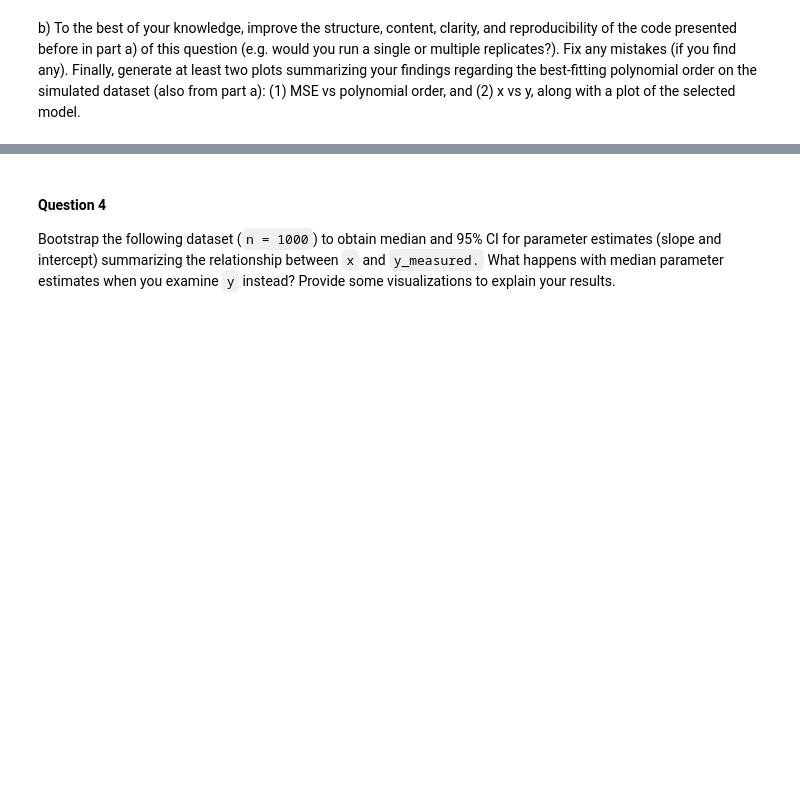
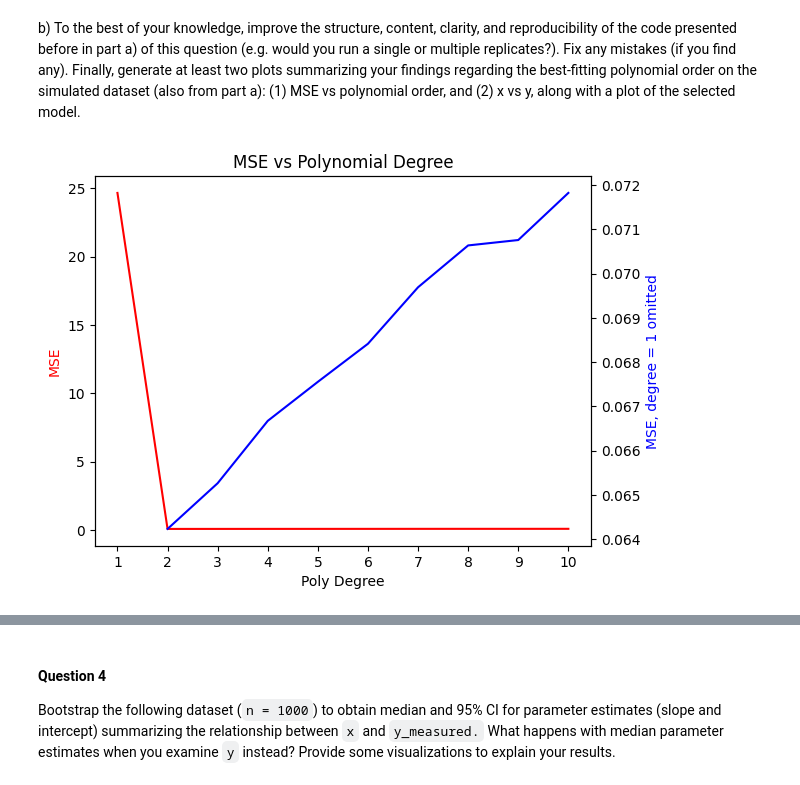
Before and after one commit to christian-ortmann/INFO521, a Jupyter notebook: ortmann_hw5_521.ipynb, the cells around one changed output, grey strips where cells are left out. Drawn from its saved outputs; the diff is of its cells as text; code cells hidden in the pictures; blank space fills up the shorter version.

```diff
--- a/ortmann_hw5_521.ipynb
+++ b/ortmann_hw5_521.ipynb
@@ -162,5 +177,100 @@ please provide us feedback at https://github.com/pandas-dev/pandas/issues/54466
 b) To the best of your knowledge, improve the structure, content, clarity, and reproducibility of the code presented before in part a) of this question (e.g. would you run a single or multiple replicates?). Fix any mistakes (if you find any). Finally, generate at least two plots summarizing your findings regarding the best-fitting polynomial order on the simulated dataset (also from part a): (1) MSE vs polynomial order, and (2) x vs y, along with a plot of the selected model.
 # %%
 # BEGIN SOLUTION
+#changes denoted with full caps comments
+
+#-----------------------------------------------------------------------------------------
+#IMPORTS
+#-----------------------------------------------------------------------------------------
+import numpy as np
+import pandas as pd
+from sklearn.model_selection import KFold
+from sklearn.preprocessing import PolynomialFeatures
+import statsmodels.api as sm
+from sklearn.metrics import mean_squared_error
+
+
+#-----------------------------------------------------------------------------------------
+#DATA SIMULATION
+#-----------------------------------------------------------------------------------------
+np.random.seed(0) #set a random seed to generate data
+n = 100 #size of data set
+order = 2 #polynomial degree to apply to y, relationship between x and y
+x = np.random.uniform(-4, 4, n) #create x, starting from -4 and ending at 4, with 100 values
+y = np.random.normal(loc=x**order, scale=0.25, size=n) #create y, creating a dataset that has median at x^2, SD of 0.25, and size of 100 (n)
+data = pd.DataFrame({'x': x, 'y': y})
+
+# Polynomial degrees
+#CREATE MORE CLEAR VARIABLES TO SET RANGE
+start = 1 #sequence of integers from 1-10, here start at 1
+stop = 11 #sequence of integers from 1-10, here end at 11 because we want 1-10, but python indexes from 0
+poly_degrees = range(start, stop) #sequence of integers from 1-10
+
+#-----------------------------------------------------------------------------------------
+#MODEL FITTING WITH K-FOLD CV
+#-----------------------------------------------------------------------------------------
+# Number of folds for k-fold cross validation
+n_folds = 20
+# KFold cross-validation
+kf = KFold(n_splits=n_folds, shuffle=True, random_state=1)
+mse_estimates = [] #SET AN EMPTY LIST TO STORE OUR MSE ESTIMATES AS WE CREATE THEM
+
+# Loop over polynomial degrees
+for q in poly_degrees:
+    y_hat = np.zeros(n)
+
+    for train_idx, test_idx in kf.split(data):
+        # Fit on K-1 folds
+        poly = PolynomialFeatures(degree=q)
+        X_train = poly.fit_transform(data.iloc[train_idx][['x']])
+        X_test = poly.transform(data.iloc[test_idx][['x']])
+
+        ols = sm.OLS(data.iloc[train_idx]['y'], X_train).fit()
+
+        # Predict on the Kth fold
+        y_hat[test_idx] = ols.predict(X_test)
+
+    # Get the MSE estimate
+    #mse = np.mean((data['y'] - y_hat) ** 2)
+    mse = mean_squared_error(data['y'],y_hat) #USED THE MSE FUNCTION FROM SCIKIT-LEARN
+    mse_estimates.append(mse)
+
+
+#-----------------------------------------------------------------------------------------
+#PLOTS
+#-----------------------------------------------------------------------------------------
+
+
+#PLOT MSE vs POLY DEGREE
+import matplotlib.pyplot as plt
+import seaborn as sns
+
+fig, ax1 = plt.subplots()
+sns.lineplot(x = poly_degrees, y = mse_estimates, ax=ax1,color = 'red')
+plt.xticks(poly_degrees); #to show all poly degrees
+plt.xlabel('Poly Degree')
+ax1.set_ylabel('MSE', color = 'red')
+plt.title('MSE vs Polynomial Degree')
+
+ax2 = ax1.twinx() #plot a second y axis
+sns.lineplot(x =list(poly_degrees)[1:], y = mse_estimates[1:], ax = ax2, color = 'blue') #remove polynomial = 1 to show change in more detail
+ax2.set_ylabel('MSE, degree = 1 omitted', color = 'blue');
+
+#PLOT X VS Y
+
+plt.figure()
+sns.lineplot(x = x, y = y, label = 'Original Data')
+
+#rerun the model and just show the overall fit by predicting on the training data
+X = poly.fit_transform(data[['x']])
+ols = sm.OLS(data['y'], X).fit()
+y_hat = ols.predict(X) #predict on training data to show model fit (test error should not be interpreted from this prediction)
+sns.lineplot(x = x, y = y_hat, label = ' Poly Degree = 2\n*Model Fit Shown*')
+plt.title('X vs Y')
+plt.xlabel('X')
+plt.ylabel('Y');
+
 
 # END SOLUTION
+# %% [output]
+[figure, added]
```
Also changed, not shown: parts of 12 cells of this notebook.
